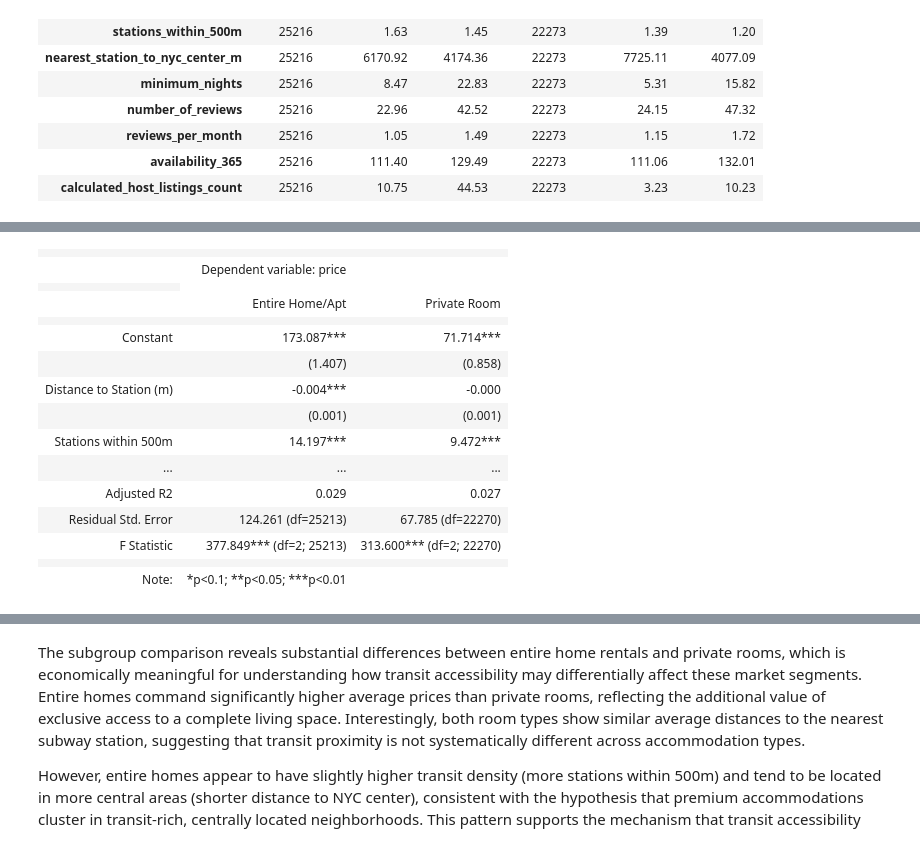
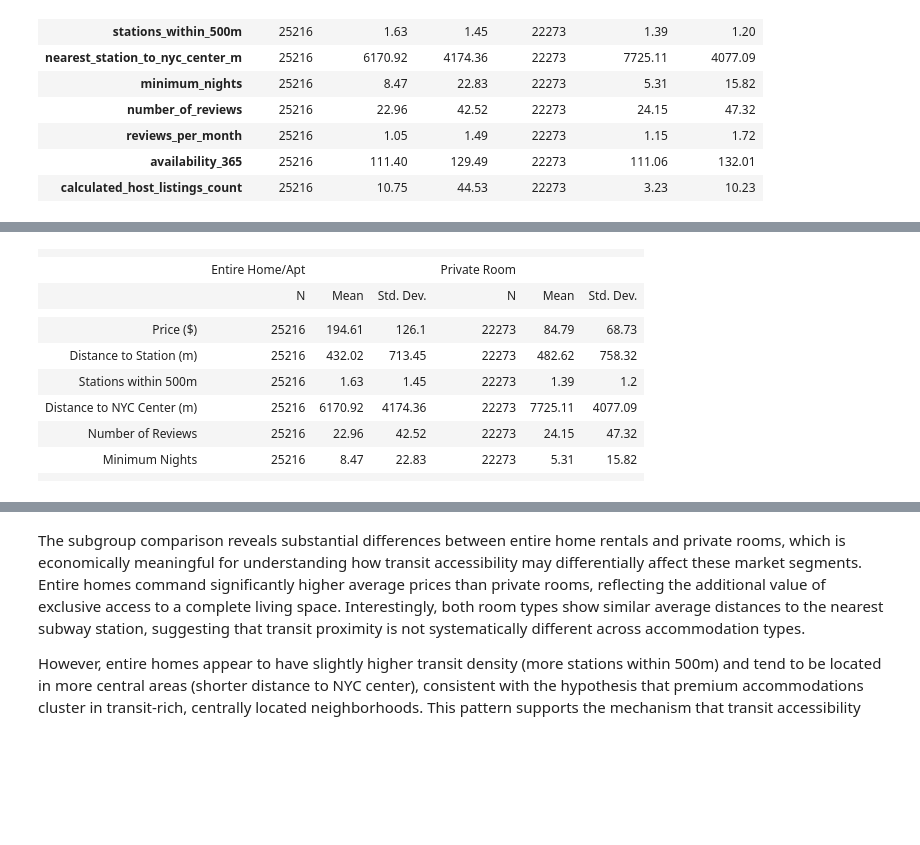
Before and after one commit to Sph964/ECO225_project_1, a Jupyter notebook: project_report_part_3.ipynb, the cells around one changed output, grey strips where cells are left out. Cells and saved outputs as stored; diff of their text form; code cells hidden in the pictures; blank space fills up the shorter version.

```diff
--- a/project_report_part_3.ipynb
+++ b/project_report_part_3.ipynb
@@ -315,27 +301,38 @@ The stargazer table above presents simple bivariate OLS regression results showi
 # %%
-# Subgroup Analysis using Stargazer - Regression by Room Type
-# Run separate regressions for Entire Home and Private Room subsets
+# Subgroup summary statistics using Stargazer-style table (no OLS)
+# Compare key variables by room type: Entire Home vs Private Room
 
-# Entire Home subset
-entire_home_df = df_clean[df_clean['room_type'] == 'Entire home/apt']
-X_entire = sm.add_constant(entire_home_df[['distance_to_nearest_station_m', 'stations_within_500m']])
-y_entire = entire_home_df['price']
-model_entire = sm.OLS(y_entire, X_entire).fit()
+entire_home_df = df_clean[df_clean['room_type'] == 'Entire home/apt'][key_vars]
+private_room_df = df_clean[df_clean['room_type'] == 'Private room'][key_vars]
 
-# Private Room subset
-private_room_df = df_clean[df_clean['room_type'] == 'Private room']
-X_private = sm.add_constant(private_room_df[['distance_to_nearest_station_m', 'stations_within_500m']])
-y_private = private_room_df['price']
-model_private = sm.OLS(y_private, X_private).fit()
+# Summary stats by subgroup: N, Mean, Std. Dev.
+entire_stats = entire_home_df.agg(['count', 'mean', 'std']).T
+entire_stats.columns = ['N', 'Mean', 'Std. Dev.']
+private_stats = private_room_df.agg(['count', 'mean', 'std']).T
+private_stats.columns = ['N', 'Mean', 'Std. Dev.']
 
-# Create stargazer table comparing room types
-stargazer_subgroup = Stargazer([model_entire, model_private])
-stargazer_subgroup.title("Table 4: Price vs. Transit Variables by Room Type")
-stargazer_subgroup.custom_columns(['Entire Home/Apt', 'Private Room'], [1, 1])
-stargazer_subgroup.show_model_numbers(False)
-stargazer_subgroup.rename_covariates({'distance_to_nearest_station_m': 'Distance to Station (m)',
-                                      'stations_within_500m': 'Stations within 500m',
-                                      'const': 'Constant'})
+# Build comparison table: rows = variables, columns = Entire Home | Private Room (N, Mean, Std)
+subgroup_table = pd.DataFrame(index=labels)
+subgroup_table['N (Entire)'] = entire_stats['N'].values
+subgroup_table['Mean (Entire)'] = entire_stats['Mean'].values
+subgroup_table['Std. Dev. (Entire)'] = entire_stats['Std. Dev.'].values
+subgroup_table['N (Private)'] = private_stats['N'].values
+subgroup_table['Mean (Private)'] = private_stats['Mean'].values
+subgroup_table['Std. Dev. (Private)'] = private_stats['Std. Dev.'].values
+subgroup_table[['N (Entire)', 'N (Private)']] = subgroup_table[['N (Entire)', 'N (Private)']].astype(int)
+subgroup_table[['Mean (Entire)', 'Std. Dev. (Entire)', 'Mean (Private)', 'Std. Dev. (Private)']] = subgroup_table[['Mean (Entire)', 'Std. Dev. (Entire)', 'Mean (Private)', 'Std. Dev. (Private)']].round(2)
 
-display(HTML(stargazer_subgroup.render_html()))
+def subgroup_to_stargazer_html(df, title):
+    rows = []
+    rows.append('<tr><td colspan="7" style="border-bottom: 1px solid black"></td></tr>')
+    rows.append('<tr><td style="text-align:left"></td><td colspan="3"><em>Entire Home/Apt</em></td><td colspan="3"><em>Private Room</em></td></tr>')
+    rows.append('<tr><td style="text-align:left"></td><td>N</td><td>Mean</td><td>Std. Dev.</td><td>N</td><td>Mean</td><td>Std. Dev.</td></tr>')
+    rows.append('<tr><td colspan="7" style="border-bottom: 1px solid black"></td></tr>')
+    for idx in df.index:
+        vals = [str(df.loc[idx, c]) for c in df.columns]
+        rows.append('<tr><td style="text-align:left">' + idx + '</td><td>' + '</td><td>'.join(vals) + '</td></tr>')
+    rows.append('<tr><td colspan="7" style="border-bottom: 1px solid black"></td></tr>')
+    return title + '<br><table style="text-align:center">' + '\n'.join(rows) + '</table>'
+
+display(HTML(subgroup_to_stargazer_html(subgroup_table, "Table 4: Summary Statistics by Room Type (Stargazer Format)")))
 # %% [output]
@@ -343,17 +340,12 @@ Table 4: Price vs. Transit Variables by Room Type
-|  |  |  |
-|  | Dependent variable: price |  |
-|  |
-|  | Entire Home/Apt | Private Room |
-|  |  |  |
-| Constant | 173.087*** | 71.714*** |
-|  | (1.407) | (0.858) |
-| Distance to Station (m) | -0.004*** | -0.000 |
-|  | (0.001) | (0.001) |
-| Stations within 500m | 14.197*** | 9.472*** |
-| ... | ... | ... |
-| Adjusted R2 | 0.029 | 0.027 |
-| Residual Std. Error | 124.261 (df=25213) | 67.785 (df=22270) |
-| F Statistic | 377.849*** (df=2; 25213) | 313.600*** (df=2; 22270) |
-|  |  |  |
-| Note: | *p<0.1; **p<0.05; ***p<0.01 |  |
+|  |  |  |  |  |  |  |
+|  | Entire Home/Apt |  |  | Private Room |  |  |
+|  | N | Mean | Std. Dev. | N | Mean | Std. Dev. |
+|  |  |  |  |  |  |  |
+| Price ($) | 25216 | 194.61 | 126.1 | 22273 | 84.79 | 68.73 |
+| Distance to Station (m) | 25216 | 432.02 | 713.45 | 22273 | 482.62 | 758.32 |
+| Stations within 500m | 25216 | 1.63 | 1.45 | 22273 | 1.39 | 1.2 |
+| Distance to NYC Center (m) | 25216 | 6170.92 | 4174.36 | 22273 | 7725.11 | 4077.09 |
+| Number of Reviews | 25216 | 22.96 | 42.52 | 22273 | 24.15 | 47.32 |
+| Minimum Nights | 25216 | 8.47 | 22.83 | 22273 | 5.31 | 15.82 |
+|  |  |  |  |  |  |  |
 # %% [markdown]
```
Also changed, not shown: parts of 5 cells of this notebook, 1 other file.
